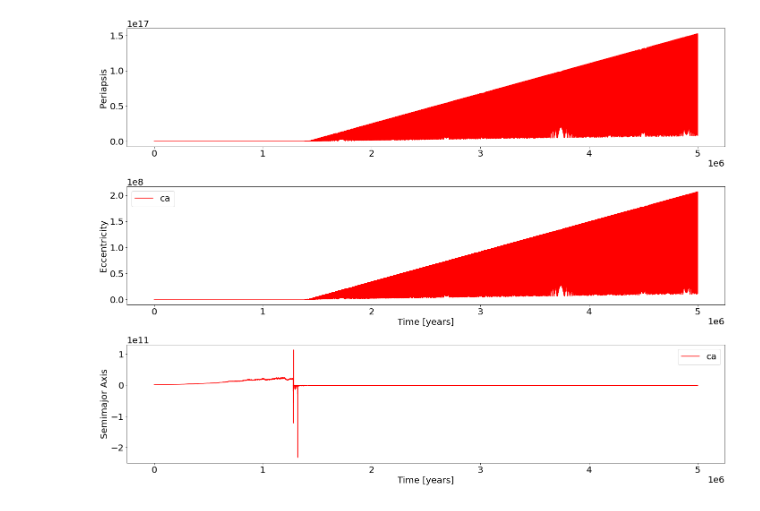
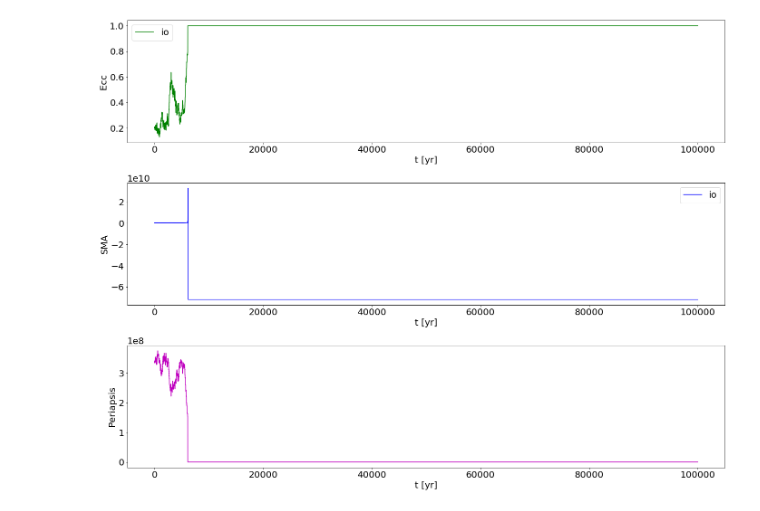
Before and after one commit to peterbreslin/amuse-project, a Jupyter notebook: testing_results.ipynb, the cells around one changed output. Drawn from its saved outputs; the diff is of its cells as text; code cells hidden in the pictures.

```diff
--- a/testing_results.ipynb
+++ b/testing_results.ipynb
@@ -48,7 +54,3 @@ def plot_moon(moon, tidal=False, kozai=False):
 
     res.close()
     plt.show()
-# %%
-plot_moon('ca', kozai=True)
-# %% [output]
-[figure, removed]
@@ -54,0 +59,33 @@ plot_moon('ca', kozai=True)
+# %%
+path = '/home/astrobrez/Amuse-env/amuse-project/small_tsteps/small_tstep.hdf5'
+
+res = h5py.File(path)
+
+moon = 'io'
+ecc = res['ecc'][:]
+sma = res['sma'][:]
+time_range = res['time'][:]
+
+plt.rcParams.update({'font.size': 20})
+fig, (ax2, ax3, ax4) = plt.subplots(3, 1, figsize=[20, 15], tight_layout=True)
+colours = ['r', 'g', 'b', 'm']
+
+ax2.plot(time_range, ecc, color=colours[1], label=moon)
+ax2.set_ylabel('Ecc')
+ax2.set_xlabel('t [yr]')
+ax2.legend()
+
+ax3.plot(time_range, sma, color=colours[2], label=moon)
+ax3.set_ylabel('SMA')
+ax3.set_xlabel('t [yr]')
+ax3.legend()
+
+porb = np.array(sma) * (1-np.array(ecc))
+ax4.plot(time_range, porb, color=colours[3], label=moon)
+ax4.set_ylabel('Periapsis')
+ax4.set_xlabel('t [yr]')
+
+res.close()
+plt.show()
+# %% [output]
+[figure, added]
```
Also changed, not shown: parts of 2 cells of this notebook, 1 other file.
